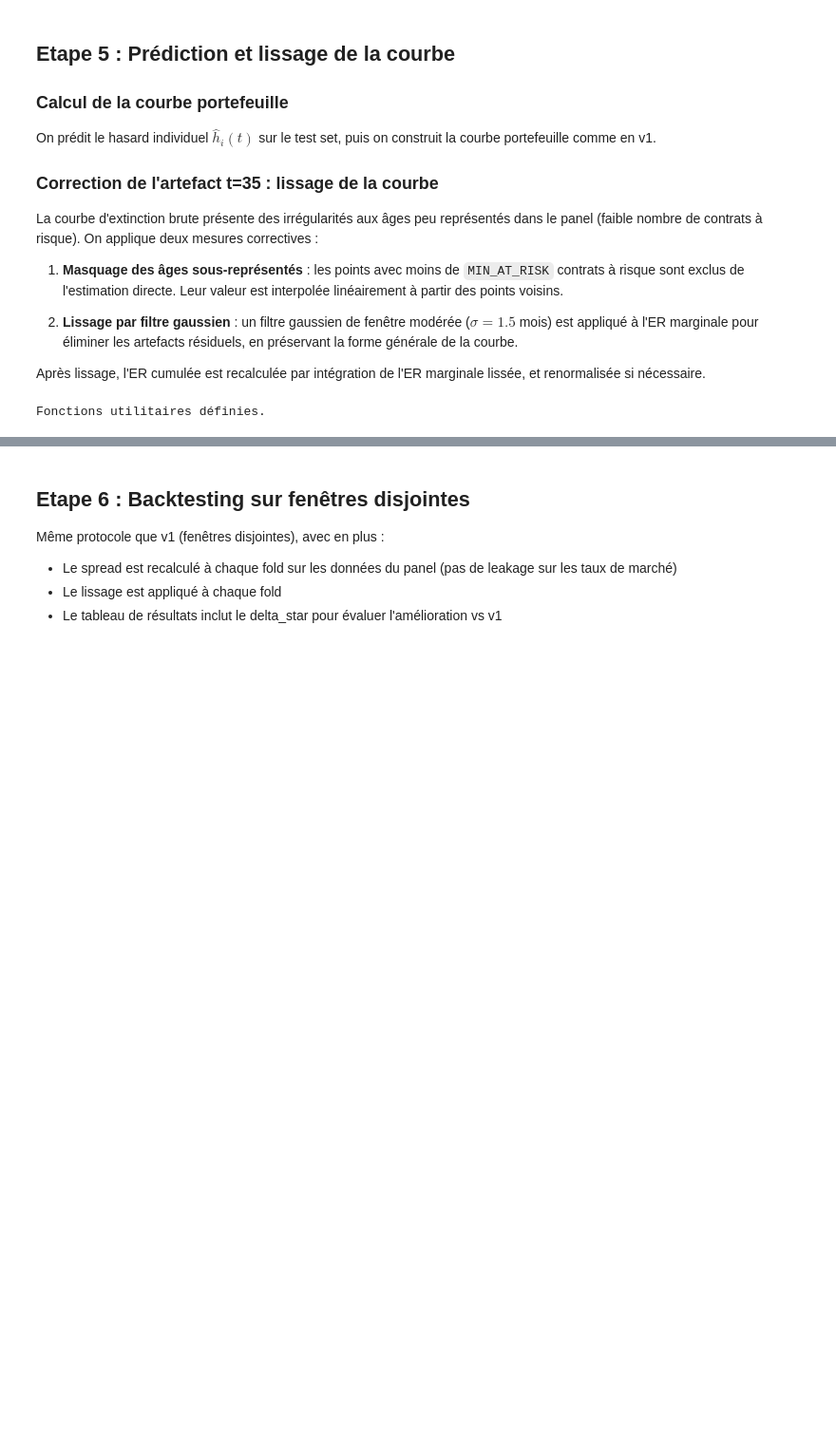
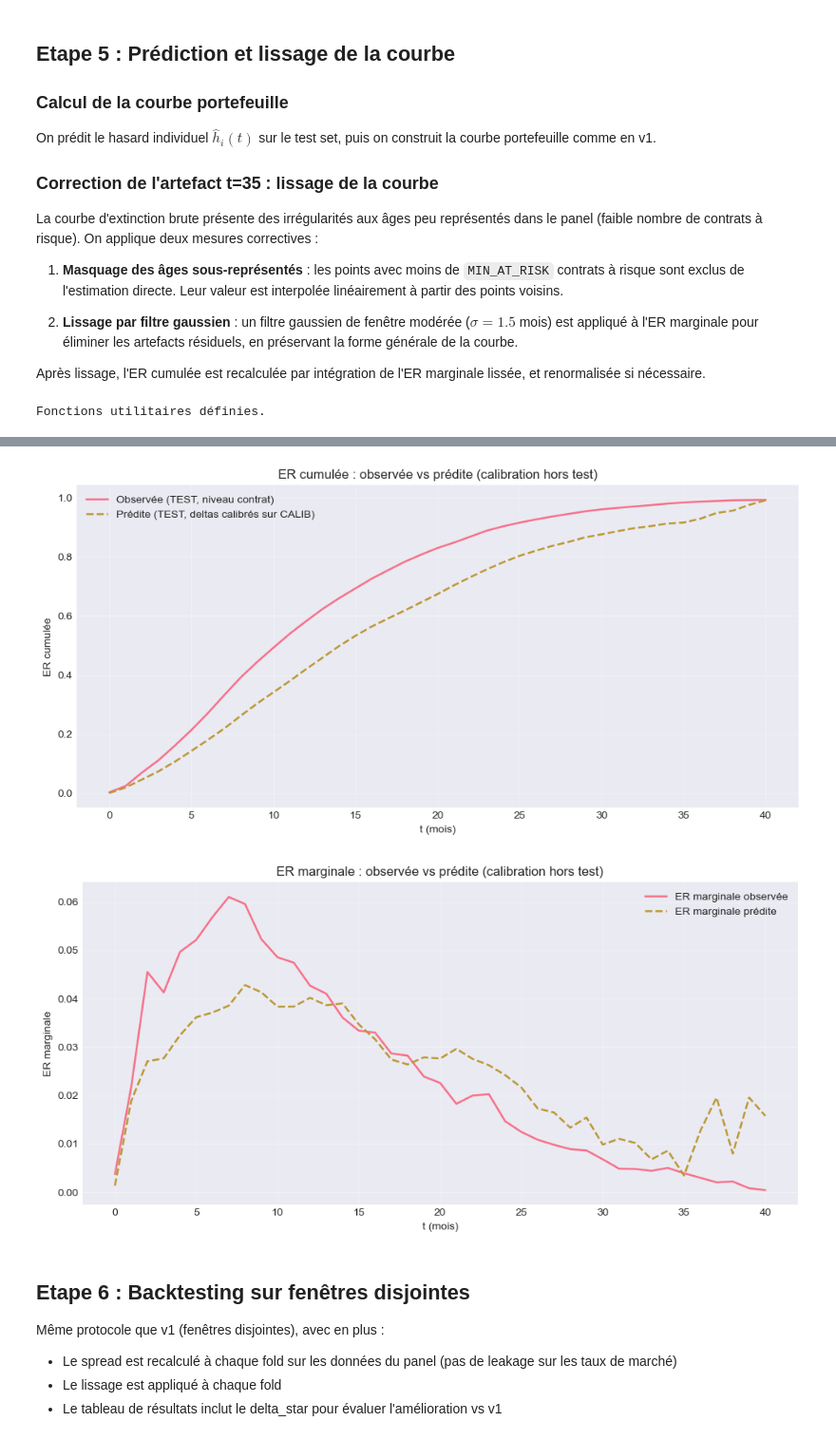
Before and after one commit to Endoresuu/PFE, a Jupyter notebook: hazard_discret_vtaux.ipynb, the cells around one changed output, grey strips where cells are left out. Shown at 95% size. Drawn from its saved outputs; the diff is of its cells as text; code cells hidden in the pictures; blank space fills up the shorter version.

```diff
--- a/hazard_discret_vtaux.ipynb
+++ b/hazard_discret_vtaux.ipynb
@@ -395,18 +395,25 @@ def standardize(train_col, other_cols):
 # Standardisation
 (train["Tx_z"],      test["Tx_z"]),      tx_mean, tx_std   = standardize(train["Tx"],      [test["Tx"]])
 (train["E3M_z"],     test["E3M_z"]),     e3m_mean, e3m_std = standardize(train["E3M"],     [test["E3M"]])
-(train["AGE_CLI_z"], test["AGE_CLI_z"]), age_mean, age_std = standardize(train["AGE_CLI"], [test["AGE_CLI"]])
+(train["AGE_CLI_z"], test["AGE_CLI_z"]), age_mean, age_std = standardize(train["AGE_CLI"], [ test["AGE_CLI"]])
 
 # (sécurité) enlever NA éventuels après standardisation
 train = train.dropna(subset=["y","t","Tx_z","E3M_z","AGE_CLI_z","produit2"]).copy()
 test  = test.dropna(subset=["y","t","Tx_z","E3M_z","AGE_CLI_z","produit2"]).copy()
 
 DF_T = 12
-formula = f"y ~ bs(t, df={DF_T}, degree=3) + Tx_z + E3M_z + Tx_z:E3M_z + AGE_CLI_z + C(produit2)"
-print(f"Formule : {formula}")
+formula = (
+    f"y ~ bs(t, df={DF_T}, degree=3) "
+    f"+ Tx_z + E3M_z + Tx_z:E3M_z "
+    f"+ AGE_CLI_z + C(produit2)"
+)
+# échantillon pour le fit (ne touche pas au test)
+N_FIT = 800_000
+train_fit = train.sample(n=min(len(train), N_FIT), random_state=0)
 
-y_tr, X_tr = patsy.dmatrices(formula, data=train, return_type="dataframe")
+y_tr, X_tr = patsy.dmatrices(formula, data=train_fit, return_type="dataframe")
 res = sm.GLM(y_tr, X_tr, family=sm.families.Binomial()).fit()
 
+print("fit rows:", len(train_fit))
 print(res.summary().tables[1])
 # %% [output]
@@ -607,3 +796,32 @@ plt.show()
+# %%
+import matplotlib.pyplot as plt
+
+# cmp contient t, ER_cumulee (obs) et pred_cum (préd)
+plt.figure(figsize=(10,5))
+plt.plot(cmp["t"], cmp["ER_cumulee"], label="Observée (TEST, niveau contrat)", linewidth=1.8)
+plt.plot(cmp["t"], cmp["pred_cum"], label="Prédite (TEST, deltas calibrés sur CALIB)", linewidth=1.8, linestyle="--")
+plt.xlabel("t (mois)")
+plt.ylabel("ER cumulée")
+plt.title("ER cumulée : observée vs prédite (calibration hors test)")
+plt.grid(True, alpha=0.3)
+plt.legend()
+plt.tight_layout()
+plt.show()
+
+# Optionnel : ER marginale
+plt.figure(figsize=(10,5))
+plt.plot(cmp["t"], cmp["ER_marginal"], label="ER marginale observée", linewidth=1.8)
+plt.plot(cmp["t"], cmp["pred_marg"], label="ER marginale prédite", linewidth=1.8, linestyle="--")
+plt.xlabel("t (mois)")
+plt.ylabel("ER marginale")
+plt.title("ER marginale : observée vs prédite (calibration hors test)")
+plt.grid(True, alpha=0.3)
+plt.legend()
+plt.tight_layout()
+plt.show()
+# %% [output]
+[figure, added]
+[figure, added]
 # %% [markdown]
 ## Etape 6 : Backtesting sur fenêtres disjointes
 
```
Also changed, not shown: parts of 13 cells of this notebook, 4 other files.
